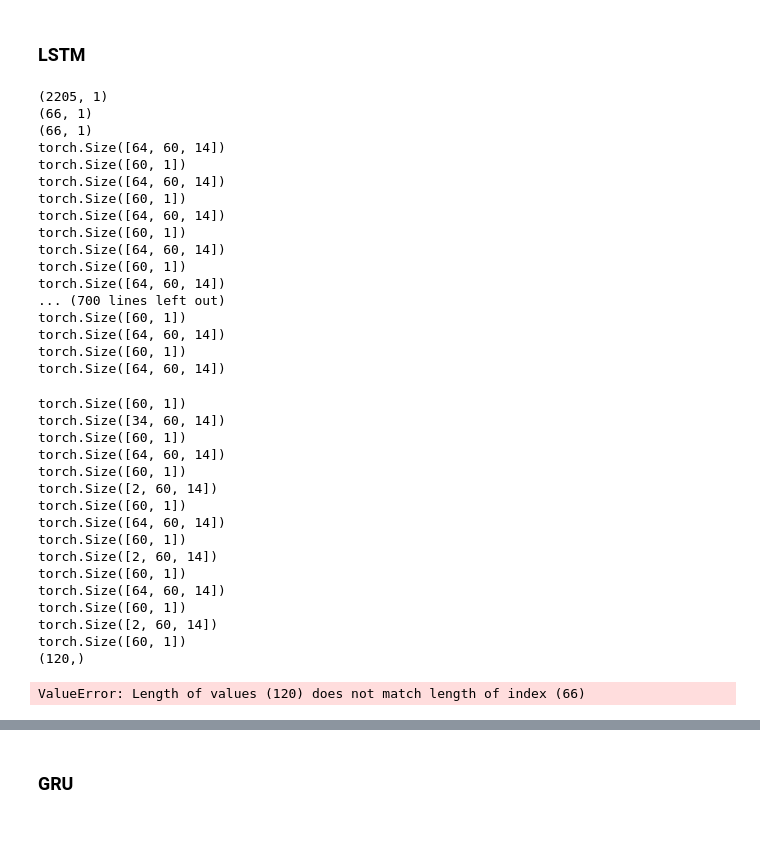
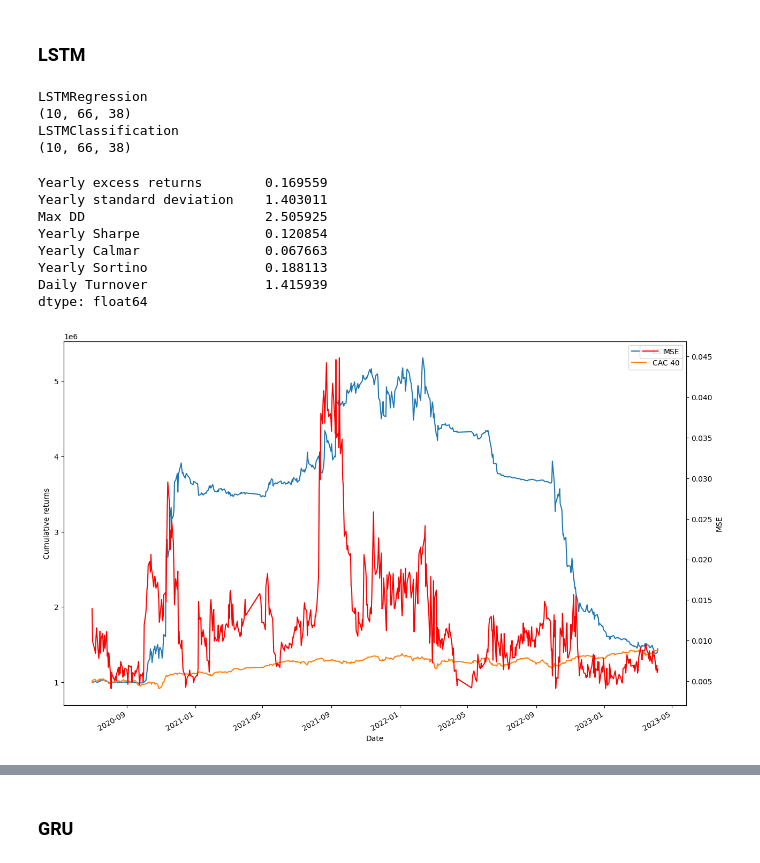
Before and after one commit to mattdimi/DLPSRP, a Jupyter notebook: ModelTesting.ipynb, the cells around one changed output, grey strips where cells are left out. Cells and saved outputs as stored; diff of their text form; code cells hidden in the pictures; blank space fills up the shorter version.

Commit message:
Included full results for LSTM, eliminated overwriting of test results between each model type

```diff
--- a/ModelTesting.ipynb
+++ b/ModelTesting.ipynb
@@ -221,7 +221,7 @@ CNN_models = [model_6] #, model_7]
 # %% [output]
 (1,)
 # %%
-forecasts_val, forecasts_test, weights_valid, weights_test, opt_param_dict, valid_index_full, test_index_full = forecaster.evaluate_test_models(models = CNN_models, prec_mat = prec_mat, lambdas = lambdas, alphas = alphas, thetas = thetas, capital = capital, stock_returns=returns, risk_free=risk_free, benchmark_returns=benchmark_returns)
+forecasts_val_cnn, forecasts_test_cnn, weights_valid_cnn, weights_test_cnn, opt_param_dict_cnn, valid_index_full_cnn, test_index_full_cnn = forecaster.evaluate_test_models(models = CNN_models, prec_mat = prec_mat, lambdas = lambdas, alphas = alphas, thetas = thetas, capital = capital, stock_returns=returns, risk_free=risk_free, benchmark_returns=benchmark_returns)
 # %% [output]
 (2205, 1)
 (66, 1)
@@ -240,37 +244,34 @@ lstm_models.append(Model(name= "LSTMClassification", type = "classification", mo
 # %%
-forecasts_val, forecasts_test, weights_valid, weights_test, opt_param_dict, valid_index_full, test_index_full = forecaster.evaluate_test_models(models = lstm_models, prec_mat = prec_mat, lambdas = lambdas, alphas = alphas, thetas = thetas, capital = capital, stock_returns=returns, risk_free=risk_free, benchmark_returns=benchmark_returns)
+forecasts_val_lstm, forecasts_test_lstm, weights_valid_lstm, weights_test_lstm, opt_param_dict_lstm, valid_index_full_lstm, test_index_full_lstm = forecaster.evaluate_test_models(models = lstm_models, prec_mat = prec_mat, lambdas = lambdas, alphas = alphas, thetas = thetas, capital = capital, stock_returns=returns, risk_free=risk_free, benchmark_returns=benchmark_returns)
 # %% [output]
-(2205, 1)
-(66, 1)
-(66, 1)
-torch.Size([64, 60, 14])
-torch.Size([60, 1])
-torch.Size([64, 60, 14])
-torch.Size([60, 1])
-torch.Size([64, 60, 14])
-torch.Size([60, 1])
-torch.Size([64, 60, 14])
-torch.Size([60, 1])
-torch.Size([64, 60, 14])
-... (700 lines left out)
-torch.Size([60, 1])
-torch.Size([64, 60, 14])
-torch.Size([60, 1])
-torch.Size([64, 60, 14])
+LSTMRegression
+(10, 66, 38)
+LSTMClassification
+(10, 66, 38)
-torch.Size([60, 1])
-torch.Size([34, 60, 14])
-torch.Size([60, 1])
-torch.Size([64, 60, 14])
-torch.Size([60, 1])
-torch.Size([2, 60, 14])
-torch.Size([60, 1])
-torch.Size([64, 60, 14])
-torch.Size([60, 1])
-torch.Size([2, 60, 14])
-torch.Size([60, 1])
-torch.Size([64, 60, 14])
-torch.Size([60, 1])
-torch.Size([2, 60, 14])
-torch.Size([60, 1])
-(120,)
-ValueError: Length of values (120) does not match length of index (66)
+# %%
+for model in lstm_models:
+    if model.type =="regression":
+        w = weights_test_lstm[model.name]
+        backtest = BackTester(w, returns, capital, risk_free, benchmark=benchmark_returns, name = "LSTM")
+        backtest_statistics = backtest.get_backtest_statistics()
+        print(backtest_statistics)
+        cum_returns = backtest.get_strategy_cumulative_returns()
+        cum_returns["MSE"] = (forecasts_test_lstm[model.name] - returns.loc[test_index_full, :]).apply(lambda x: x**2).mean(axis = 1)
+
+        fig, ax1 = plt.subplots()
+        ax2 = ax1.twinx()
+        cum_returns.plot(y = ["LSTM", "CAC 40"], ax = ax1, figsize = (15, 10))
+        cum_returns.plot(y = "MSE", ax = ax2, color = "red")
+        ax1.set_ylabel("Cumulative returns")
+        ax2.set_ylabel("MSE")
+        # ax1.set_title("MLP Regression with ")
+# %% [output]
+Yearly excess returns        0.169559
+Yearly standard deviation    1.403011
+Max DD                       2.505925
+Yearly Sharpe                0.120854
+Yearly Calmar                0.067663
+Yearly Sortino               0.188113
+Daily Turnover               1.415939
+dtype: float64
+[figure, added]
```
Also changed, not shown: parts of 3 cells of this notebook.
